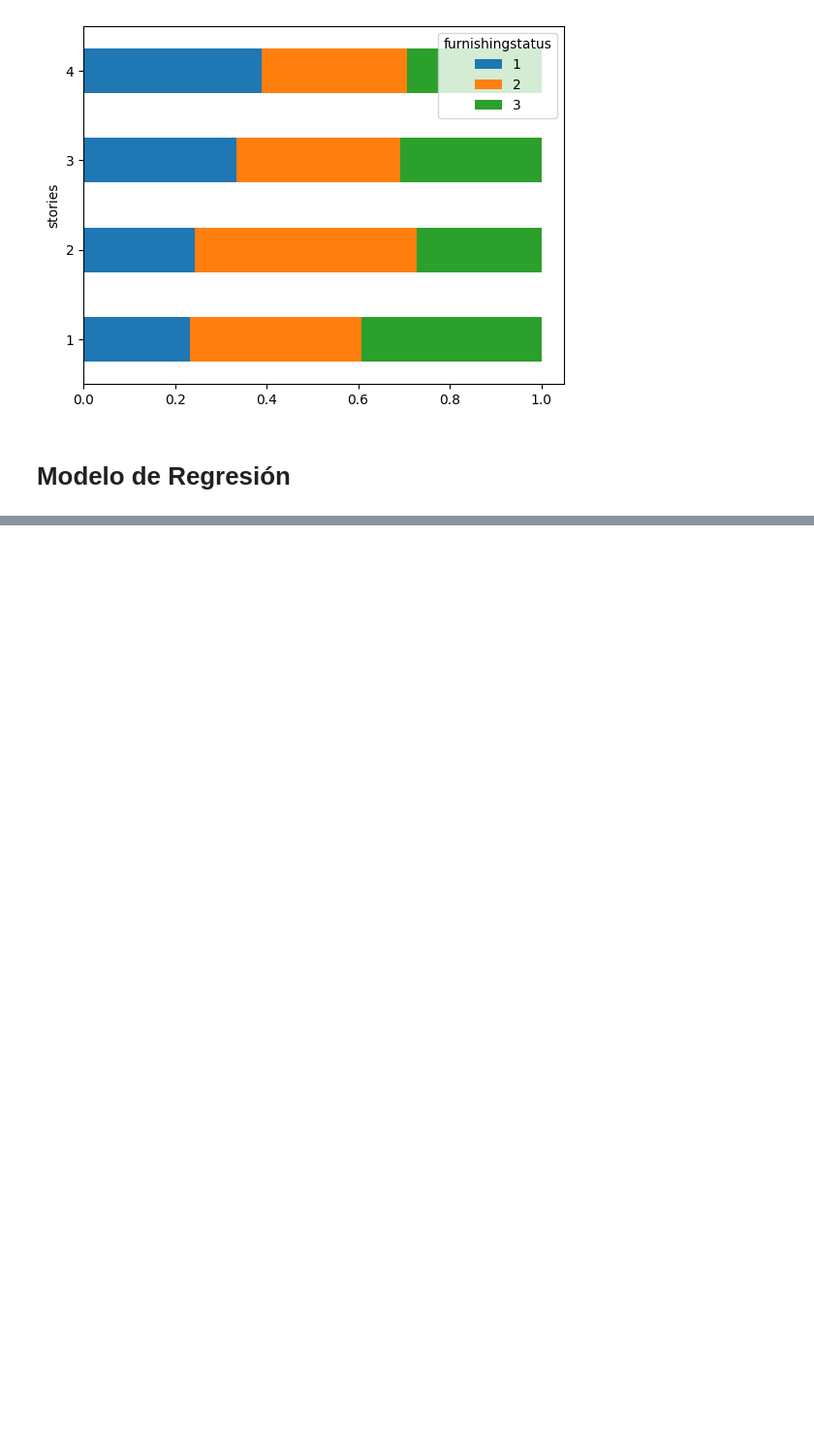
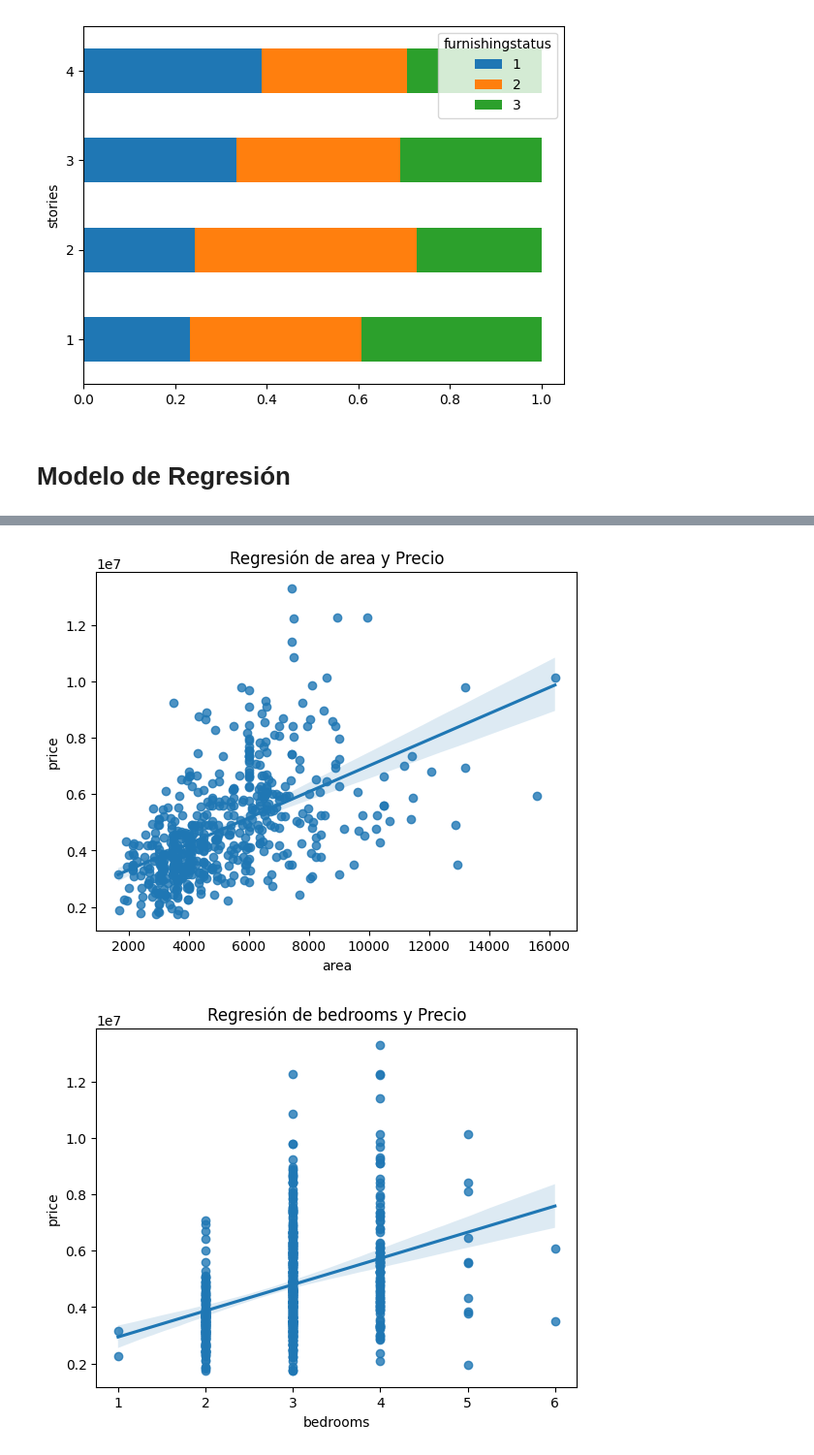
Before and after one commit to c-delvalle-r/ebac, a Jupyter notebook: Python/Modulo27/Modulo27_IntroRegresion.ipynb, the cells around one changed output, grey strips where cells are left out. Shown: that part at 97% size. Saved outputs shown, nothing was run; the diff lists cells and outputs as text; code cells hidden in the pictures; blank space fills up the shorter version.

```diff
--- a/Python/Modulo27/Modulo27_IntroRegresion.ipynb
+++ b/Python/Modulo27/Modulo27_IntroRegresion.ipynb
@@ -246,0 +404,13 @@ from sklearn.model_selection import train_test_split
+# %%
+# Visualización de algunas variables presentes en la regresión
+# Ref: https://seaborn.pydata.org/tutorial/regression.html
+
+# Esto muestra las variables que tienen rango (area) versus el precio
+# Las demás variables son discretas
+variables = ['area', 'bedrooms', 'stories' ,'parking']
+for var in variables:
+    plt.figure()
+    sns.regplot(x=var, y='price', data=df).set(title=f'Regresión de {var} y Precio')
+# %% [output]
+[figure, added]
+[figure, added]
```
Also changed, not shown: parts of 19 cells of this notebook.
